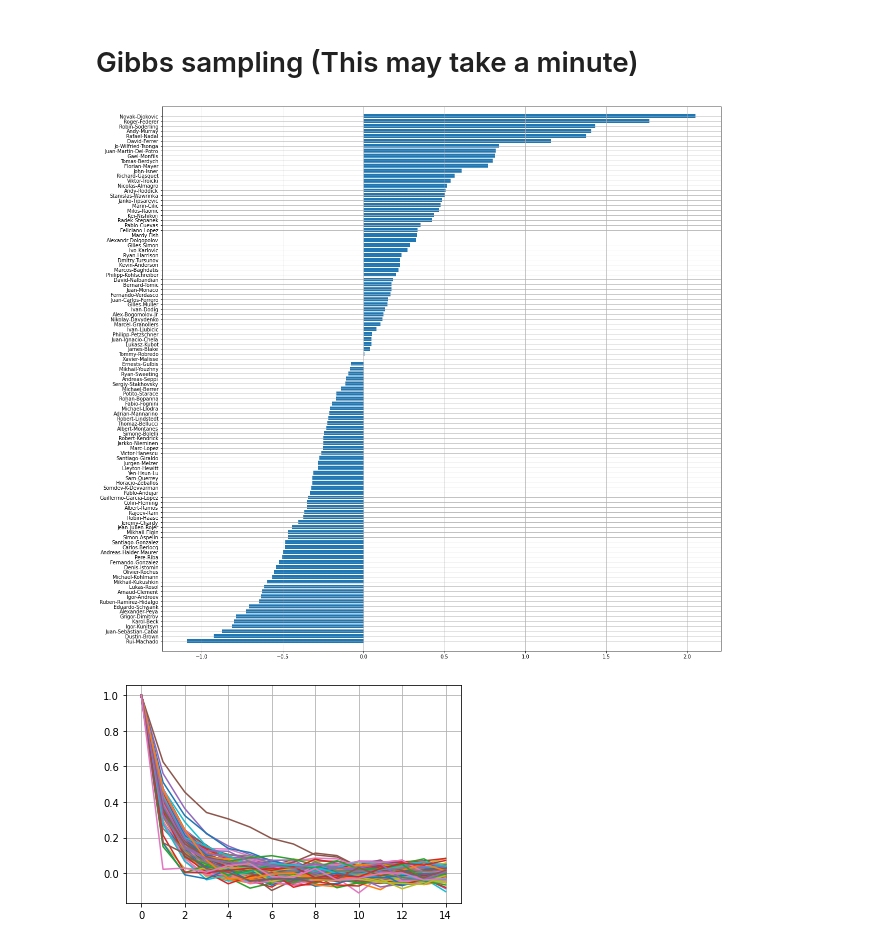
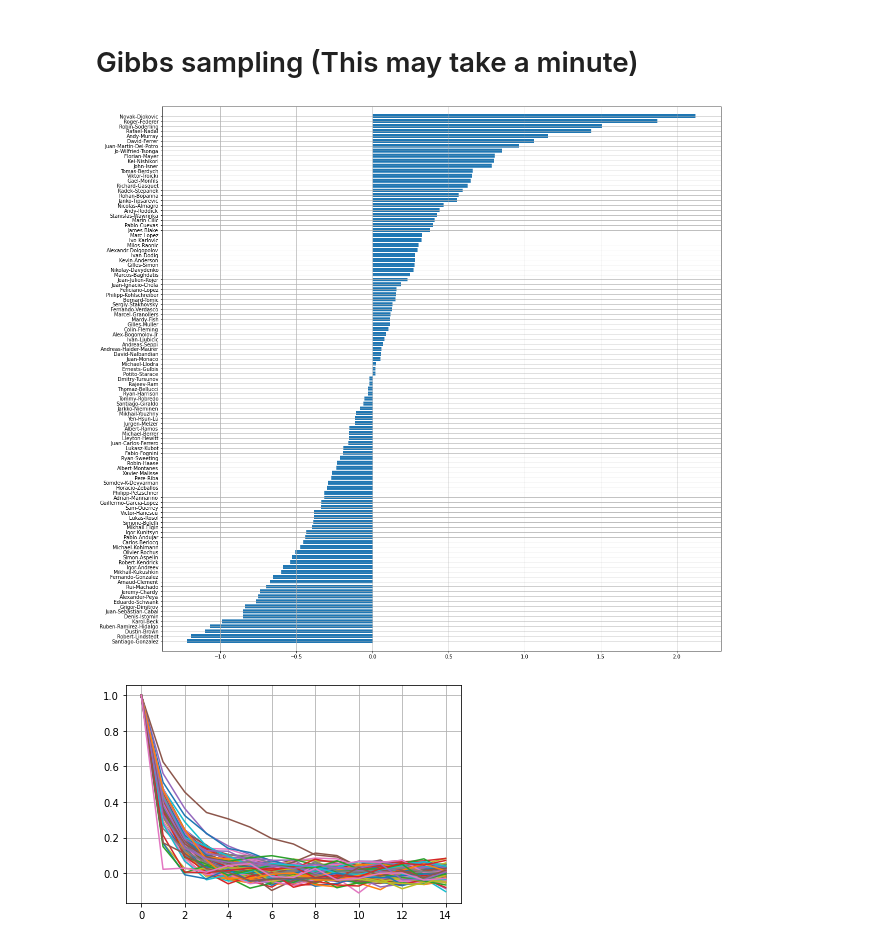
Before and after one commit to LozzaTray/4F10, a Jupyter notebook: C2/code/coursework2.ipynb, the cells around one changed output. Drawn from its saved outputs; the diff is of its cells as text; code cells hidden in the pictures.

```diff
--- a/C2/code/coursework2.ipynb
+++ b/C2/code/coursework2.ipynb
@@ -43,9 +43,9 @@ num_iters = 1100
 # perform gibbs sampling, skill samples is an num_players x num_samples array
 skill_samples = gibbs_sample(G, M, num_iters)#, random_nums)
 # %%
-sorted_barplot(skill_means[:,200], W)
+sorted_barplot(skill_samples[:,200], W)
 # %% [output]
-[figure, old version]
+[figure, new version]
 # %%
 # Code for plotting the autocorrelation function for player p
 n=15
```
Also changed, not shown: parts of 3 cells of this notebook, 8 other files.
